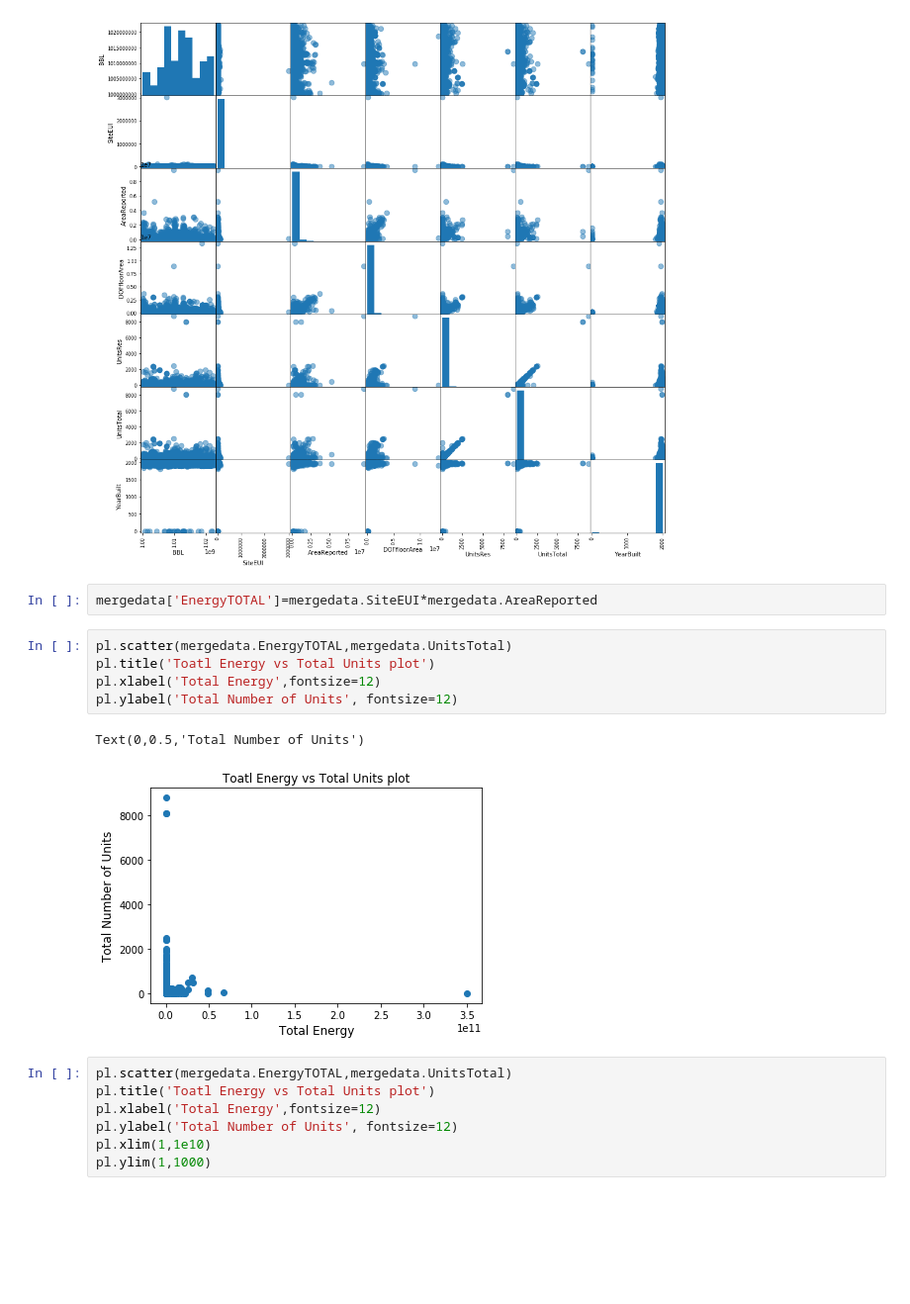
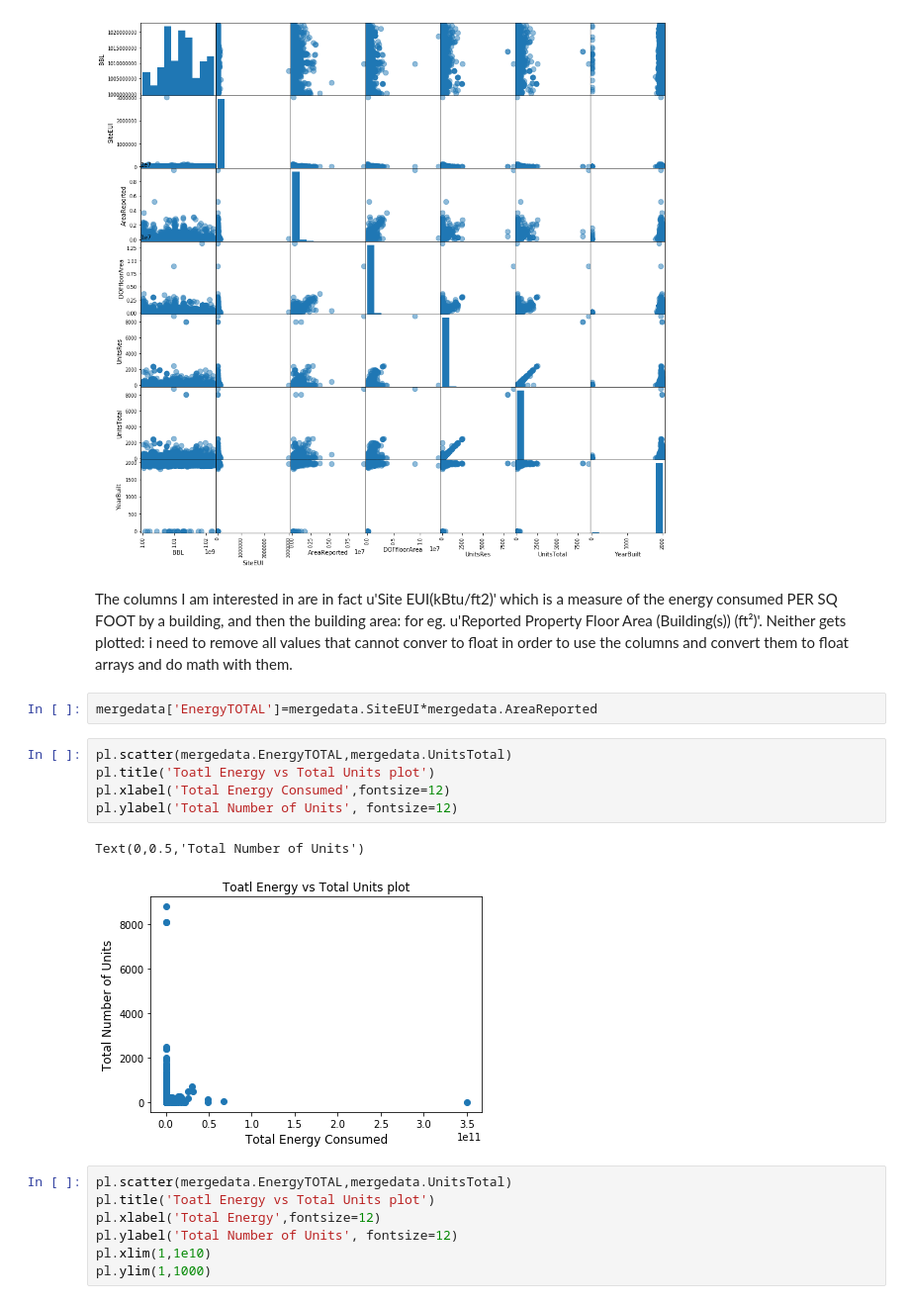
Before and after one commit to gauravcusp/Urban_Informatics_Coding_Assignments, a Jupyter notebook: HW6_gb1877/HW6_1_gb1877.ipynb, the cells around one changed output. Shown at 99% size. Drawn from its saved outputs; the diff is of its cells as text; blank space fills up the shorter version.

```diff
--- a/HW6_gb1877/HW6_1_gb1877.ipynb
+++ b/HW6_gb1877/HW6_1_gb1877.ipynb
@@ -239,16 +193,19 @@ array([[<matplotlib.axes._subplots.AxesSubplot object at 0x...>,
         <matplotlib.axes._subplots.AxesSubplot object at 0x...>,
         <matplotlib.axes._subplots.AxesSubplot object at 0x...>]], dtype=object)
 [figure]
+# %% [markdown]
+
+The columns I am interested in are in fact u'Site EUI(kBtu/ft2)' which is a measure of the energy consumed PER SQ FOOT by a building, and then the building area: for eg. u'Reported Property Floor Area (Building(s)) (ft²)'. Neither gets plotted: i need to remove all values that cannot conver to float in order to use the columns and convert them to float arrays and do math with them.
 # %%
 mergedata['EnergyTOTAL']=mergedata.SiteEUI*mergedata.AreaReported
 # %%
 pl.scatter(mergedata.EnergyTOTAL,mergedata.UnitsTotal)
 pl.title('Toatl Energy vs Total Units plot')
-pl.xlabel('Total Energy',fontsize=12)
+pl.xlabel('Total Energy Consumed',fontsize=12)
 pl.ylabel('Total Number of Units', fontsize=12)
 # %% [output]
 Text(0,0.5,'Total Number of Units')
-[figure, old version]
+[figure, new version]
 # %%
 pl.scatter(mergedata.EnergyTOTAL,mergedata.UnitsTotal)
 pl.title('Toatl Energy vs Total Units plot')
```
Also changed, not shown: parts of 8 cells of this notebook.
